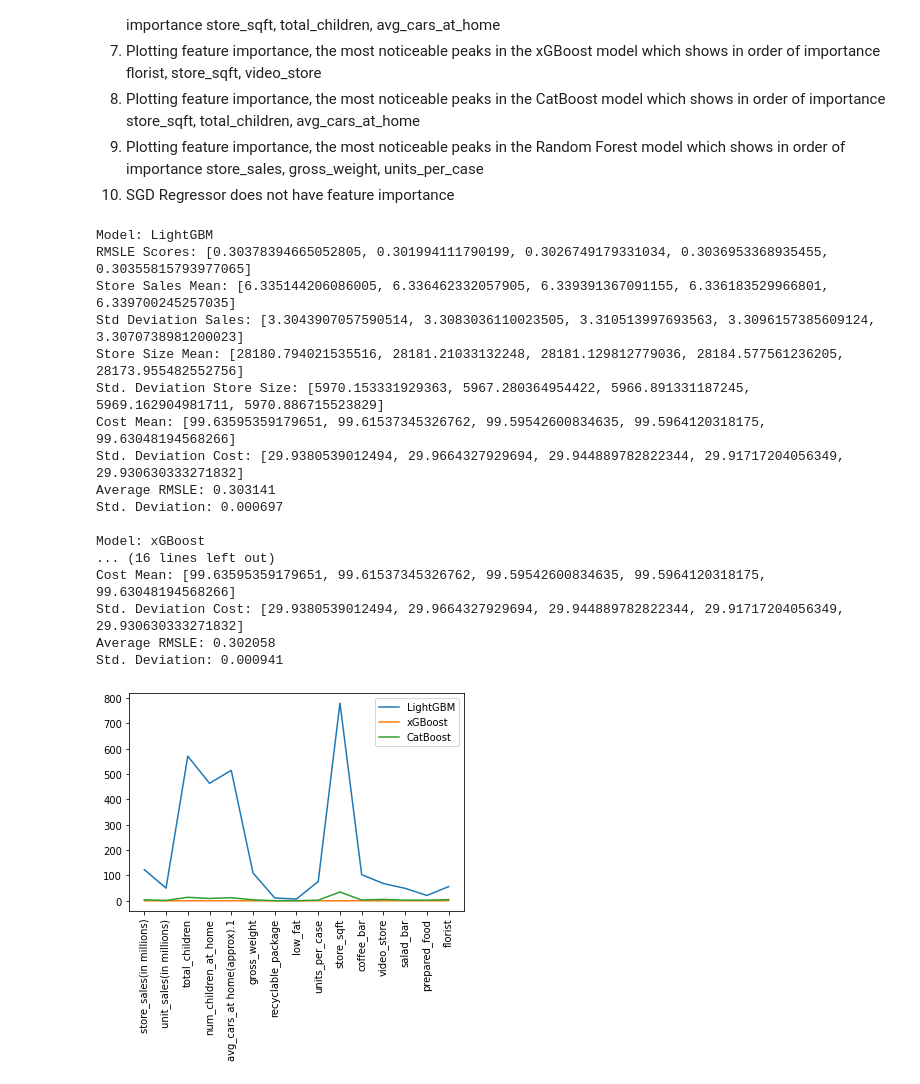
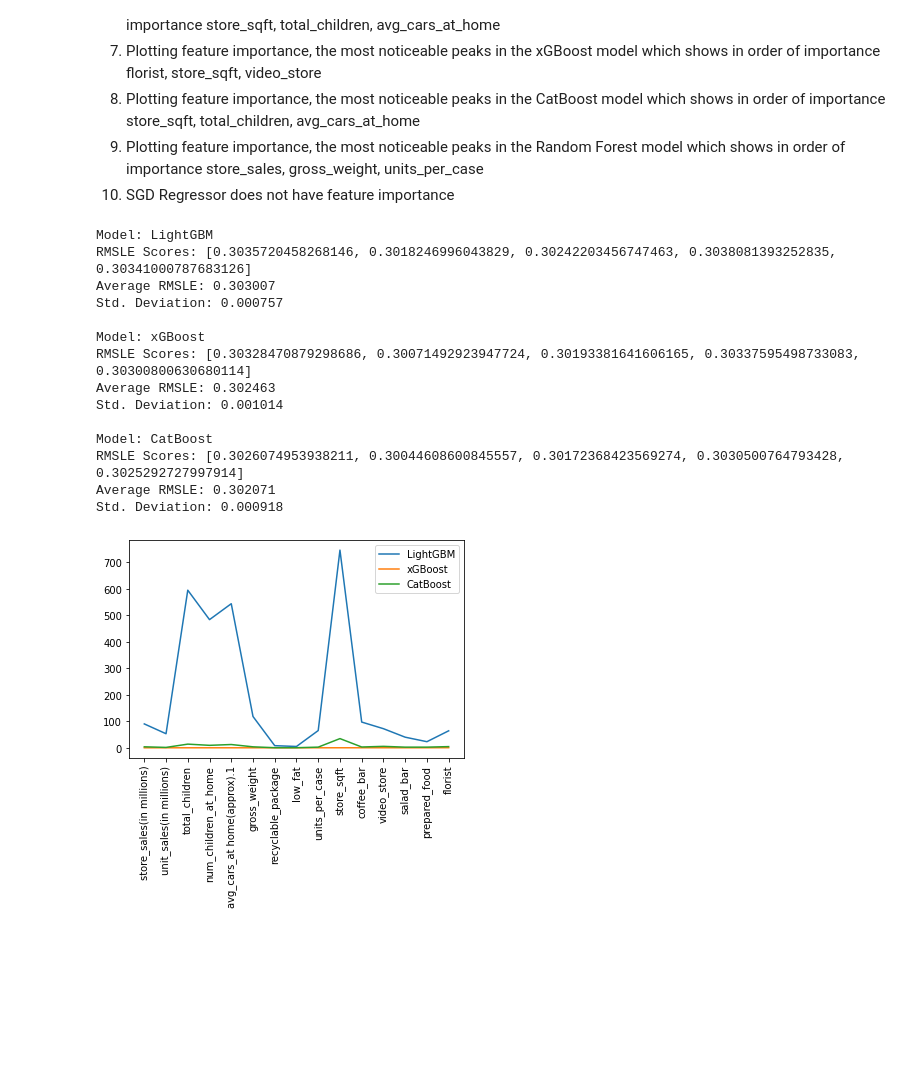
Before and after one commit to hardboyvino/kaggle_competition, a Jupyter notebook: playground_3.11/playground.ipynb, the cells around one changed output. Cells and saved outputs as stored; diff of their text form; code cells hidden in the pictures; blank space fills up the shorter version.

```diff
--- a/playground_3.11/playground.ipynb
+++ b/playground_3.11/playground.ipynb
@@ -215,18 +216,17 @@ except KeyError:
     y_train = df_train["cost"]
 
     X_test = df_val.drop(["id"], axis=1)
+# %%
+# Scale the continous features
+
+scaler = StandardScaler()
+X_train[["store_sales(in millions)", "unit_sales(in millions)", "gross_weight", "store_sqft"]] = scaler.fit_transform(X_train[["store_sales(in millions)", "unit_sales(in millions)", "gross_weight", "store_sqft"]])
+X_test[["store_sales(in millions)", "unit_sales(in millions)", "gross_weight", "store_sqft"]] = scaler.transform(X_test[["store_sales(in millions)", "unit_sales(in millions)", "gross_weight", "store_sqft"]])
 # %%
 # Perform cross-validation and calculate the RMSLE
 
 def evaluate_model(model, X, y, n_splits=5):
     rmsle_scores = []
-    mean_scores = []
-    std_scores = []
-    mean_store_sales = []
-    std_store_sales = []
-    mean_store_sqft = []
-    std_store_sqft = []
-
     kf = KFold(n_splits=n_splits, shuffle=True, random_state=5)
 
     for train_index, test_index in kf.split(X):
@@ -242,23 +242,4 @@ def evaluate_model(model, X, y, n_splits=5):
         rmsle = np.sqrt(mean_squared_log_error(y_test_cv, y_pred))
         rmsle_scores.append(rmsle)
 
-        # Calculate the mean and standard deviation for cost, store_sales and store_sqft to see if the splits
-        # To see if the splits are representative of original training data
-        mean_score = y_train_cv.mean()
-        std_score = y_train_cv.std()
-
-        mean_scores.append(mean_score)
-        std_scores.append(std_score)
-
-
-        mean_sales = X_train_cv['store_sales(in millions)'].mean()
-        std_sales = X_train_cv['store_sales(in millions)'].std()
-        mean_sqft = X_train_cv['store_sqft'].mean()
-        std_sqft = X_train_cv['store_sqft'].std()
-
-        mean_store_sales.append(mean_sales)
-        std_store_sales.append(std_sales)
-        mean_store_sqft.append(mean_sqft)
-        std_store_sqft.append(std_sqft)
-
-    return rmsle_scores, mean_scores, std_scores, mean_store_sales, std_store_sales, mean_store_sqft, std_store_sqft
+    return rmsle_scores
@@ -364,47 +269,38 @@ CatBoost performed the best on baseline data before feature engineering and data
 10. SGD Regressor does not have feature importance
 # %%
 for name, model in models.items():
-    rmsle_scores, mean_scores, std_scores, mean_store_sales, std_store_sales, mean_store_sqft, std_store_sqft = evaluate_model(model, X_train, y_train)
+    rmsle_scores = evaluate_model(model, X_train, y_train)
     mean_rmsle = np.mean(rmsle_scores)
     std = np.std(rmsle_scores)
 
     print(f"Model: {name}")
     print(f"RMSLE Scores: {rmsle_scores}")
-    print(f"Store Sales Mean: {mean_store_sales}")
-    print(f"Std Deviation Sales: {std_store_sales}")
-    print(f"Store Size Mean: {mean_store_sqft}")
-    print(f"Std. Deviation Store Size: {std_store_sqft}")
-    print(f"Cost Mean: {mean_scores}")
-    print(f"Std. Deviation Cost: {std_scores}")
     print(f"Average RMSLE: {mean_rmsle:.6f}")
     print(f"Std. Deviation: {std:.6f}")
     try:
         plt.plot(model.feature_importances_, label=name)
         plt.xticks(np.arange(X_train.shape[1]), X_train.columns.tolist(), rotation=90)
         plt.legend()
 
     except AttributeError: #Incase the model does not have 'feature_importances_'
         pass
     print()
 # %% [output]
 Model: LightGBM
-RMSLE Scores: [0.30378394665052805, 0.301994111790199, 0.3026749179331034, 0.3036953368935455, 0.30355815793977065]
-Store Sales Mean: [6.335144206086005, 6.336462332057905, 6.339391367091155, 6.336183529966801, 6.339700245257035]
-Std Deviation Sales: [3.3043907057590514, 3.3083036110023505, 3.310513997693563, 3.3096157385609124, 3.3070738981200023]
-Store Size Mean: [28180.794021535516, 28181.21033132248, 28181.129812779036, 28184.577561236205, 28173.955482552756]
-Std. Deviation Store Size: [5970.153331929363, 5967.280364954422, 5966.891331187245, 5969.162904981711, 5970.886715523829]
-Cost Mean: [99.63595359179651, 99.61537345326762, 99.59542600834635, 99.5964120318175, 99.63048194568266]
-Std. Deviation Cost: [29.9380539012494, 29.9664327929694, 29.944889782822344, 29.91717204056349, 29.930630333271832]
-Average RMSLE: 0.303141
-Std. Deviation: 0.000697
+RMSLE Scores: [0.3035720458268146, 0.3018246996043829, 0.30242203456747463, 0.3038081393252835, 0.30341000787683126]
+Average RMSLE: 0.303007
+Std. Deviation: 0.000757
 
 Model: xGBoost
-... (16 lines left out)
-Cost Mean: [99.63595359179651, 99.61537345326762, 99.59542600834635, 99.5964120318175, 99.63048194568266]
-Std. Deviation Cost: [29.9380539012494, 29.9664327929694, 29.944889782822344, 29.91717204056349, 29.930630333271832]
-Average RMSLE: 0.302058
-Std. Deviation: 0.000941
+RMSLE Scores: [0.30328470879298686, 0.30071492923947724, 0.30193381641606165, 0.30337595498733083, 0.30300800630680114]
+Average RMSLE: 0.302463
+Std. Deviation: 0.001014
+
+Model: CatBoost
+RMSLE Scores: [0.3026074953938211, 0.30044608600845557, 0.30172368423569274, 0.3030500764793428, 0.3025292727997914]
+Average RMSLE: 0.302071
+Std. Deviation: 0.000918
-[figure, old version]
+[figure, new version]
 # %% [markdown]
 ### OBSERVATION - USE TRAIN DATA TO CROSS VALIDATE WITH K-FOLD AND SEE THE RMSLE SCORES PER FOLD AND MEAN RMSLE
 ### TRYING CV FOR 5 AND 10 FOLDS THEN SETTLING ON EITHER
```
Also changed, not shown: parts of 9 cells of this notebook.
